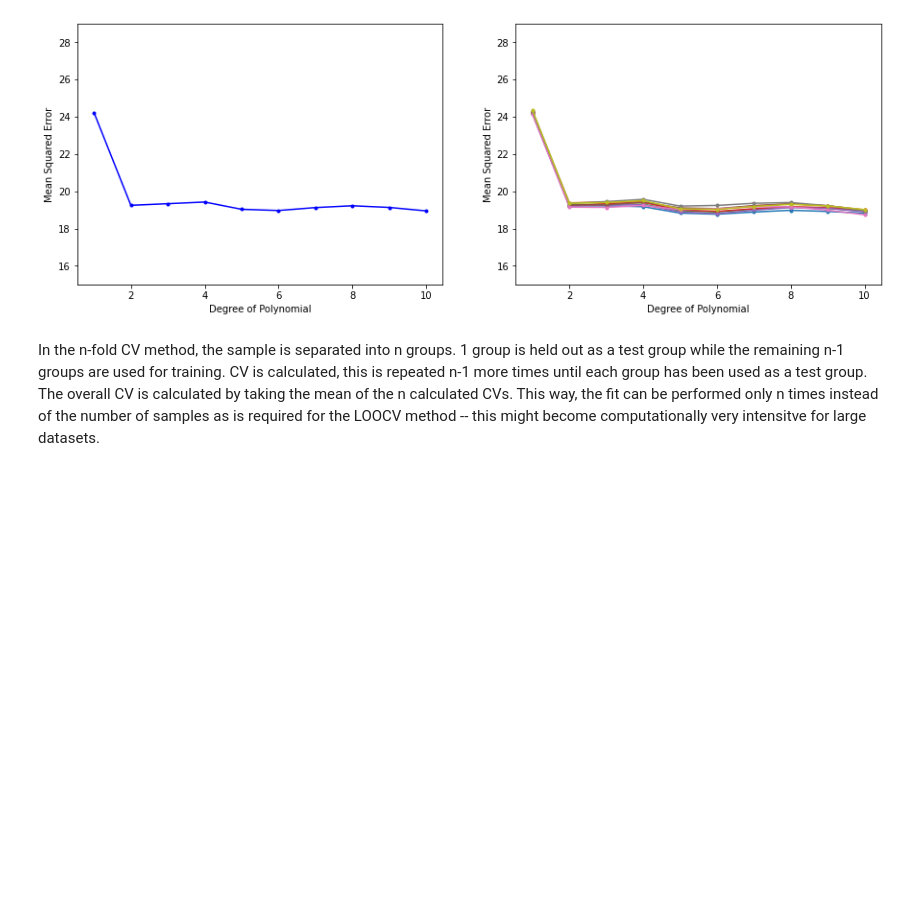
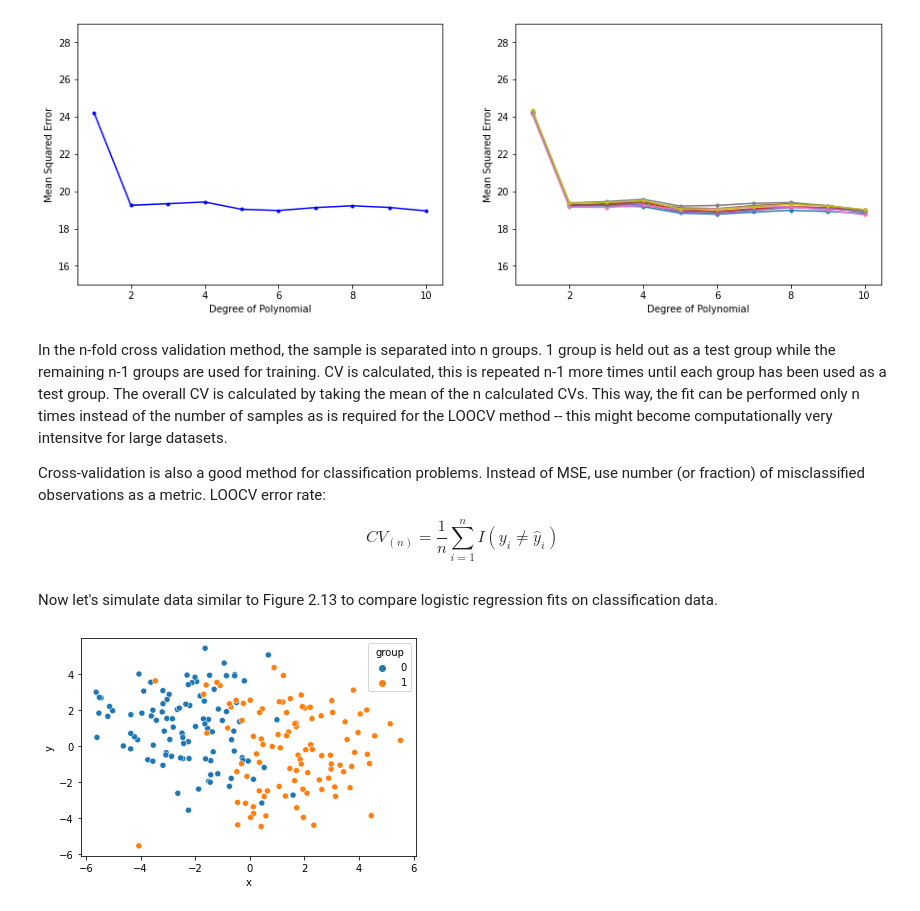
Before and after one commit to mtekant/ISLR_Notes, a Jupyter notebook: Introduction to Statistical Learning, 2nd Edition -- Notes for Ch 5.ipynb, the cells around one changed output. Drawn from its saved outputs; the diff is of its cells as text; code cells hidden in the pictures; blank space fills up the shorter version.

```diff
--- a/Introduction to Statistical Learning, 2nd Edition -- Notes for Ch 5.ipynb
+++ b/Introduction to Statistical Learning, 2nd Edition -- Notes for Ch 5.ipynb
@@ -141,4 +147,41 @@ ax2.set_ylim([15,29]);
 # %% [output]
 [figure]
 # %% [markdown]
-In the n-fold CV method, the sample is separated into n groups. 1 group is held out as a test group while the remaining n-1 groups are used for training. CV is calculated, this is repeated n-1 more times until each group has been used as a test group. The overall CV is calculated by taking the mean of the n calculated CVs. This way, the fit can be performed only n times instead of the number of samples as is required for the LOOCV method -- this might become computationally very intensitve for large datasets.
+In the n-fold cross validation method, the sample is separated into n groups. 1 group is held out as a test group while the remaining n-1 groups are used for training. CV is calculated, this is repeated n-1 more times until each group has been used as a test group. The overall CV is calculated by taking the mean of the n calculated CVs. This way, the fit can be performed only n times instead of the number of samples as is required for the LOOCV method -- this might become computationally very intensitve for large datasets.
+
+Cross-validation is also a good method for classification problems. Instead of MSE, use number (or fraction) of misclassified observations as a metric. LOOCV error rate:
+
+$$CV_{(n)} =\frac{1}{n} \sum_{i=1}^n I(y_i \neq \hat y_i) $$
+# %% [markdown]
+Now let's simulate data similar to Figure 2.13 to compare logistic regression fits on classification data.
+# %%
+mean1 = [-2.2, 2.5]
+cov1 = np.multiply([[1, 0.5], [0.5, 1]],2)
+n = 50
+x1, y1 = np.random.multivariate_normal(mean1, cov1, n).T
+mean2 = [-2.5,0]
+cov2 = np.multiply([[1, -0.5], [-0.5, 1]],2)
+x2, y2 = np.random.multivariate_normal(mean2, cov2, n).T
+mean3 = [2, -2]
+cov3 = np.multiply([[1, 0.5], [0.5, 1]],3)
+x3, y3 = np.random.multivariate_normal(mean3, cov3, n).T
+mean4 = [1,1.5]
+cov4 = np.multiply([[1, -0.5], [-0.5, 1]],3)
+x4, y4 = np.random.multivariate_normal(mean4, cov4, n).T
+
+data1 = pd.DataFrame([x1,y1],index = ['x','y'])
+data2=pd.DataFrame([x2,y2],index = ['x','y'])
+data_l = pd.concat([data1,data2],axis=1,ignore_index=True)
+data_l=data_l.T
+data_l['group'] = 0
+
+data3 = pd.DataFrame([x3,y3],index = ['x','y'])
+data4=pd.DataFrame([x4,y4],index = ['x','y'])
+data_r = pd.concat([data3,data4],axis=1,ignore_index=True)
+data_r=data_r.T
+data_r['group'] = 1
+
+data_all = pd.concat([data_l,data_r],ignore_index = True)
+sns.scatterplot(data=data_all,x='x',y='y',hue='group');
+# %% [output]
+[figure, added]
```
Also changed, not shown: parts of 32 cells of this notebook.
